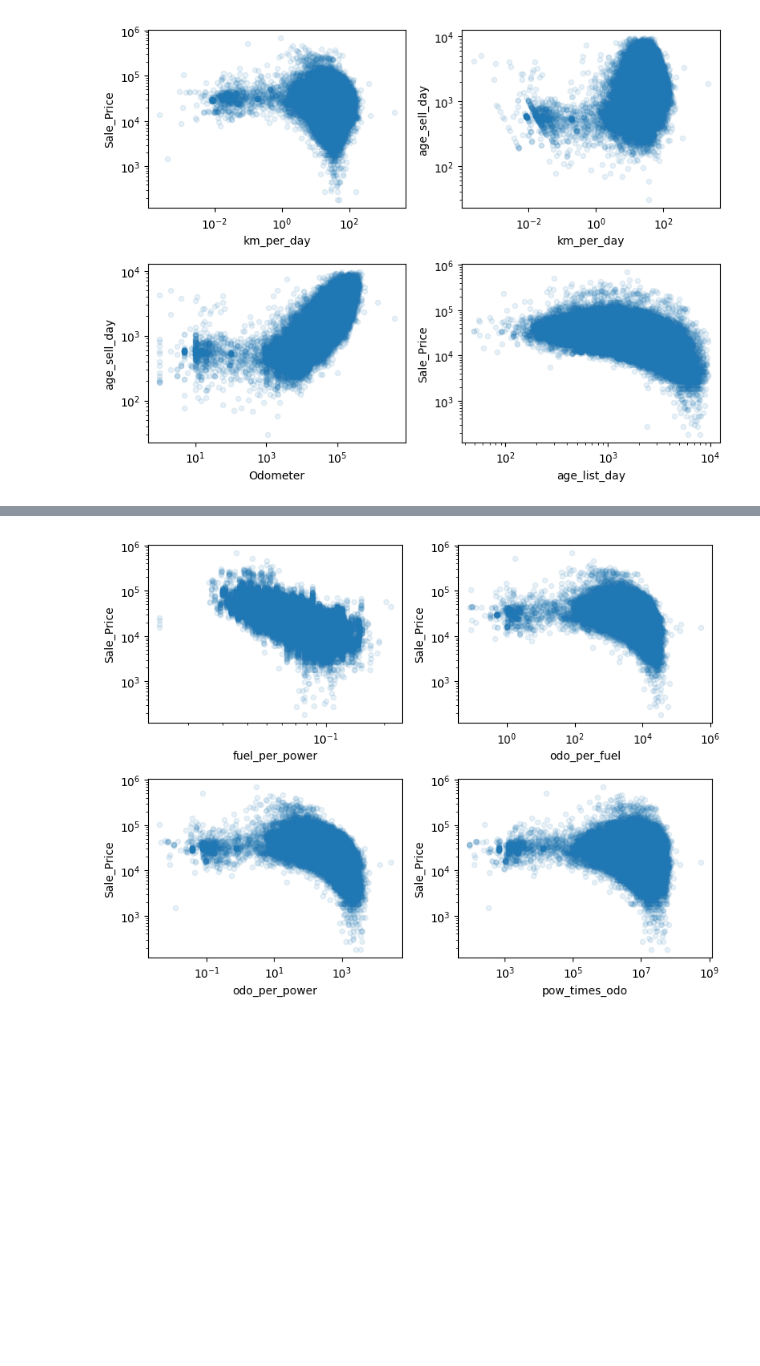
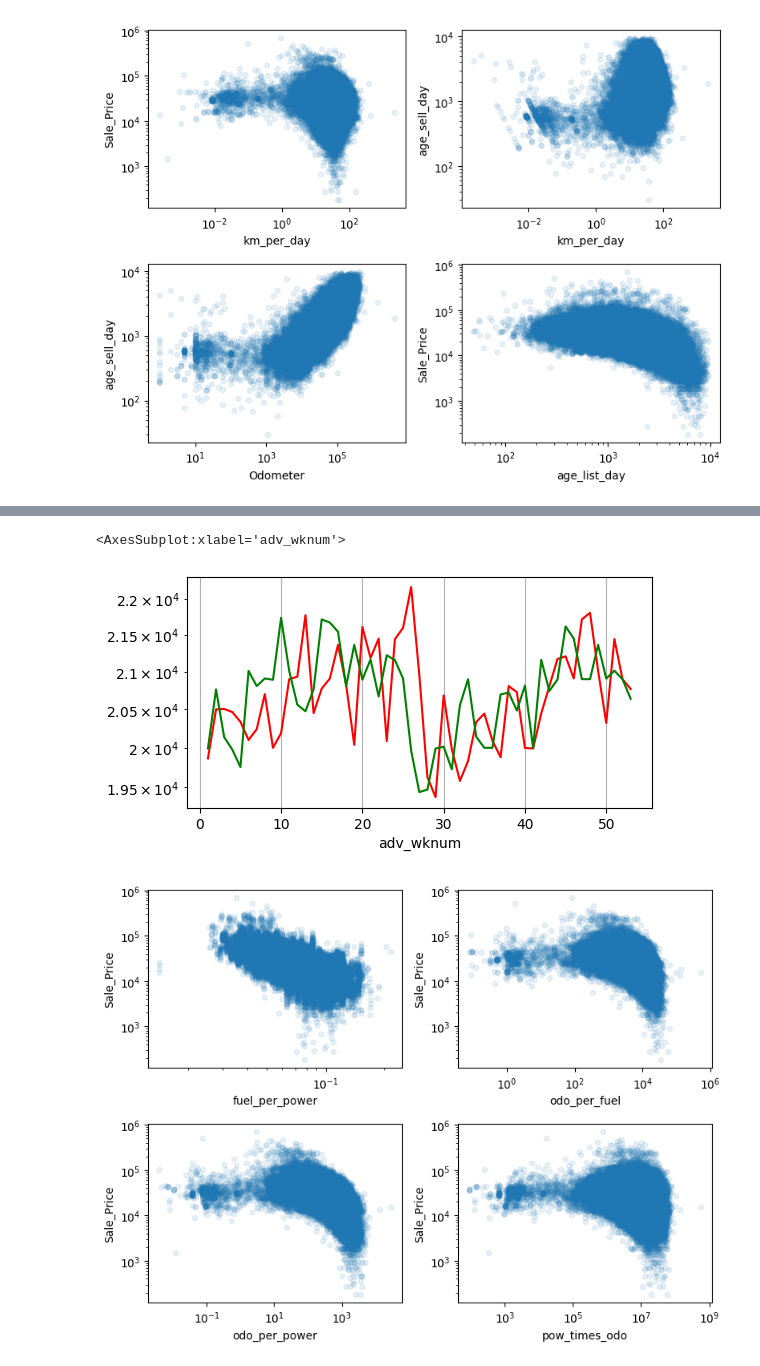
Before and after one commit to bibinmjose/auto-sale-pred, a Jupyter notebook: eda.ipynb, the cells around one changed output, grey strips where cells are left out. Saved outputs shown, nothing was run; the diff lists cells and outputs as text; code cells hidden in the pictures; blank space fills up the shorter version.

```diff
--- a/eda.ipynb
+++ b/eda.ipynb
@@ -318,3 +336,9 @@ plt.show()
+# %%
+ax = sale_table.groupby(['sld_wknum'])['Sale_Price'].median().plot(color='r', grid=True, logy=True, figsize=(6,3))
+sale_table.groupby(['adv_wknum'])['Sale_Price'].median().plot(ax=ax,color='g', grid=True, logy=True) # there is some sesonality, probably due to fin-year discount
+# %% [output]
+<AxesSubplot:xlabel='adv_wknum'>
+[figure, added]
 # %%
 fig, ax = plt.subplots(2,2,figsize=(8,6))
 sale_table.plot.scatter(y='Sale_Price',x='fuel_per_power',loglog=True,alpha=0.1, ax=ax[0][0])
```
Also changed, not shown: parts of 18 cells of this notebook.
